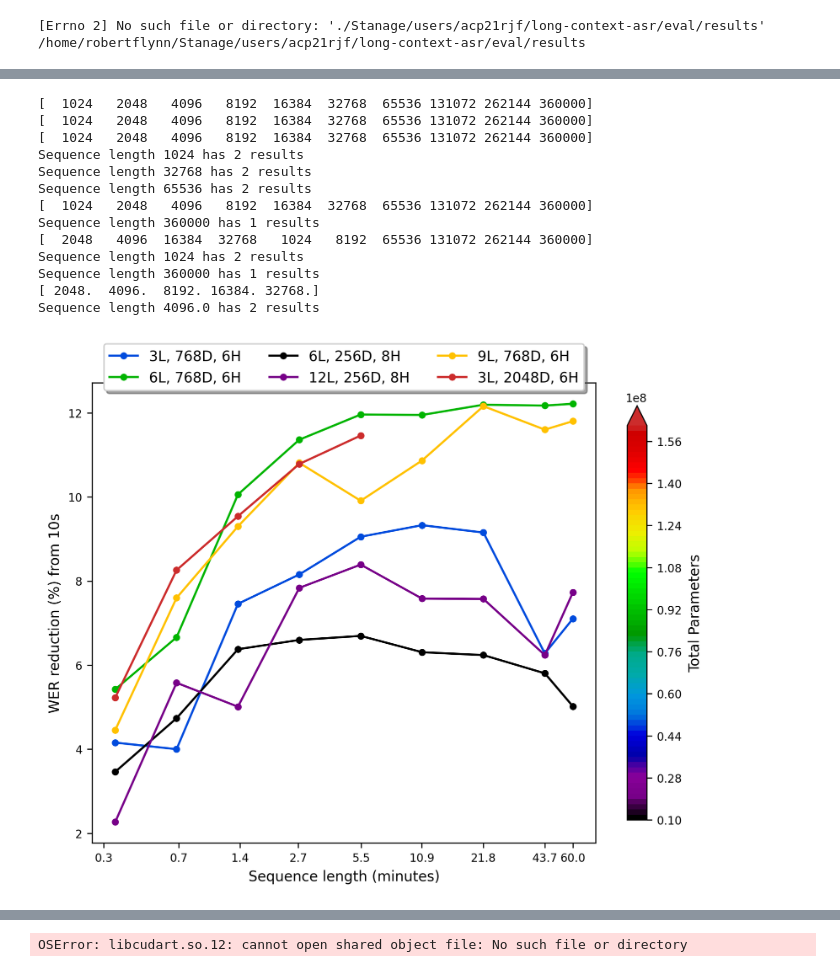
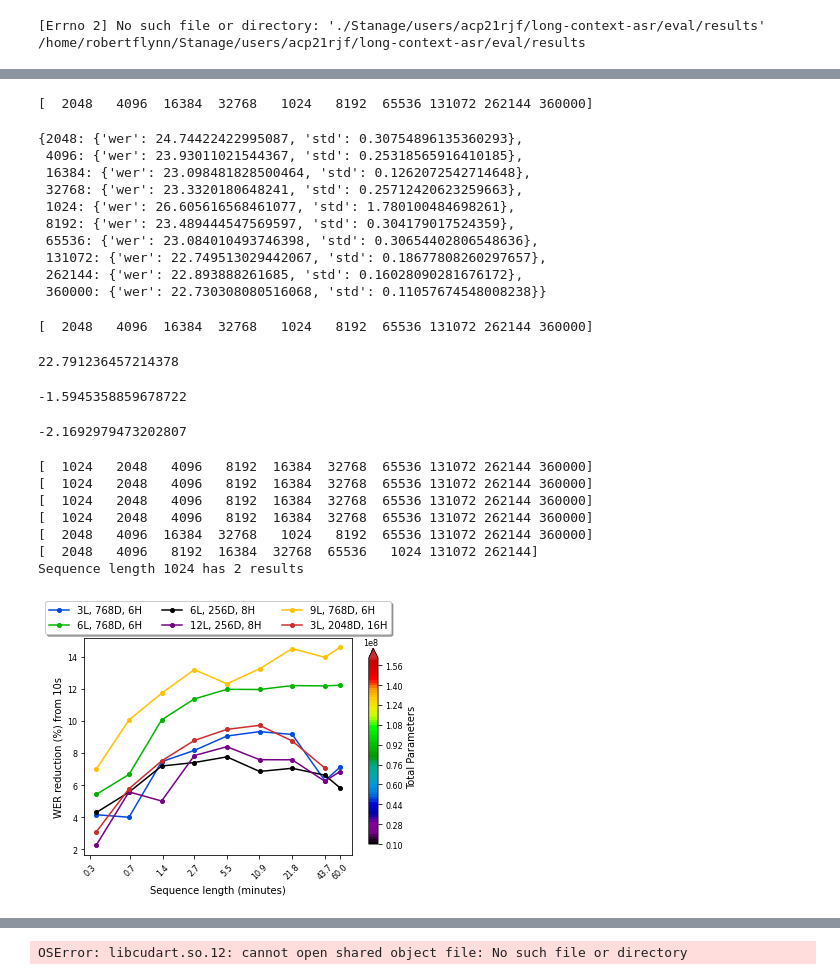
Before and after one commit to robflynnyh/long-context-asr, a Jupyter notebook: eval/results/eval.ipynb, the cells around one changed output, grey strips where cells are left out. Saved outputs shown, nothing was run; the diff lists cells and outputs as text; code cells hidden in the pictures.

```diff
--- a/eval/results/eval.ipynb
+++ b/eval/results/eval.ipynb
@@ -3,7 +3,7 @@ def get_percentage_decrease_json(json, min_key=1024):
     min_val = json[min_key]['wer']
     out = {}
     for key in json:
-        if key != min_key:
+        if key > min_key:
             out[key] = (min_val - json[key]['wer']) / min_val * 100
     return out
 
@@ -30,8 +30,10 @@ def get_data(df, dataset='earnings22', split='test', return_all=False):
 import pandas as pd, matplotlib.pyplot as plt, numpy as np
 # %%
 dpi = 300
-width = 8.4
+# default
+width = 6.4
 height = 4.8
 tw = 8
+rot = 45
 # %%
 from matplotlib.pyplot import figure
@@ -38,8 +68,42 @@ from matplotlib.pyplot import figure
+# %%
+get_data(pd.read_csv('evals_rb_9l_768d.csv', sep=','), dataset='earnings22_full', return_all=False)
+# %% [output]
+[  2048   4096  16384  32768   1024   8192  65536 131072 262144 360000]
+{2048: {'wer': 24.74422422995087, 'std': 0.30754896135360293},
+ 4096: {'wer': 23.93011021544367, 'std': 0.25318565916410185},
+ 16384: {'wer': 23.098481828500464, 'std': 0.1262072542714648},
+ 32768: {'wer': 23.3320180648241, 'std': 0.25712420623259663},
+ 1024: {'wer': 26.605616568461077, 'std': 1.780100484698261},
+ 8192: {'wer': 23.489444547569597, 'std': 0.304179017524359},
+ 65536: {'wer': 23.084010493746398, 'std': 0.30654402806548636},
+ 131072: {'wer': 22.749513029442067, 'std': 0.18677808260297657},
+ 262144: {'wer': 22.893888261685, 'std': 0.16028090281676172},
+ 360000: {'wer': 22.730308080516068, 'std': 0.11057674548008238}}
+# %%
+data = get_data(pd.read_csv('evals_rb_9l_768d.csv', sep=','), dataset='earnings22_full', return_all=True)
+np.array(data[131072] + data[262144] + data[360000]).mean()
+# %% [output]
+[  2048   4096  16384  32768   1024   8192  65536 131072 262144 360000]
+22.791236457214378
+# %%
+x1, x2 = 22.791236457214378, 23.084010493746398
+s1, s2 = 0.1466583280200945, 0.30654402806548636
+n1, n2 = 9, 3
+(x1 - x2) / ((s1**2)/n1 + (s2**2)/n2)**0.5
+# %% [output]
+-1.5945358859678722
+# %%
+x1, x2 = 24.351215913328872, 24.419058747871137
+s1, s2 = 0.029089889716917918, 0.050110843114517314
+n1, n2 = 6, 3
+(x1 - x2) / ((s1**2)/n1 + (s2**2)/n2)**0.5
+# %% [output]
+-2.1692979473202807
 # %%
 import matplotlib
 import matplotlib as mpl
 
-figure(figsize=(8, 6), dpi=dpi)
+#figure(figsize=(8, 6), dpi=dpi)
 
 csv1 = pd.read_csv('evals_rotary_pos_3l.csv', sep=',')
 csv2 = pd.read_csv('evals_rb.csv', sep=',')
@@ -76,7 +140,8 @@ data3 = get_data(csv3, dataset=dataset)
 data4 = get_data(csv4, dataset=dataset)
 data5 = get_data(csv5, dataset=dataset)
 data6 = get_data(csv6, dataset=dataset)
-data6[1024] = {'wer':29.3}
+#data6[131072] = {'wer':26.0}
+#data3[1024] = {'wer':32.3}
 
 pdecrease1 = get_percentage_decrease_json(data1, min_key=1024)
 pdecrease2 = get_percentage_decrease_json(data2, min_key=1024)
@@ -85,43 +150,37 @@ pdecrease4 = get_percentage_decrease_json(data4, min_key=1024)
 pdecrease5 = get_percentage_decrease_json(data5, min_key=1024)
 pdecrease6 = get_percentage_decrease_json(data6, min_key=1024)
 
 plt.xscale('log', basex=2)
 plt.plot([el/100/60 for el in sorted(list(pdecrease1.keys()))], [pdecrease1[el] for el in sorted(list(pdecrease1.keys()))], label='3L, 768D, 6H', marker='o', markersize=4, color=colors[0])
 plt.plot([el/100/60 for el in sorted(list(pdecrease2.keys()))], [pdecrease2[el] for el in sorted(list(pdecrease2.keys()))], label='6L, 768D, 6H', marker='o', markersize=4, color=colors[1])
 plt.plot([el/100/60 for el in sorted(list(pdecrease3.keys()))], [pdecrease3[el] for el in sorted(list(pdecrease3.keys()))], '-', label='6L, 256D, 8H', marker='o', markersize=4, color=colors[2])
 plt.plot([el/100/60 for el in sorted(list(pdecrease4.keys()))], [pdecrease4[el] for el in sorted(list(pdecrease4.keys()))], label='12L, 256D, 8H', marker='o', markersize=4, color=colors[3])
 plt.plot([el/100/60 for el in sorted(list(pdecrease5.keys()))], [pdecrease5[el] for el in sorted(list(pdecrease5.keys()))], label='9L, 768D, 6H', marker='o', markersize=4, color=colors[4])
-plt.plot([el/100/60 for el in sorted(list(pdecrease6.keys()))], [pdecrease6[el] for el in sorted(list(pdecrease6.keys()))], label='3L, 2048D, 6H', marker='o', markersize=4, color=colors[5])
+plt.plot([el/100/60 for el in sorted(list(pdecrease6.keys()))], [pdecrease6[el] for el in sorted(list(pdecrease6.keys()))], label='3L, 2048D, 16H', marker='o', markersize=4, color=colors[5])
 
 cb = plt.colorbar(ScalarMappable(norm, cm),shrink=0.9, extend='max')
 cb.set_label('Total Parameters')
 
 ax=plt.gca()
 ax.set_xscale('log', basex=2)
 ax.set_xticks([round(el/100/60, 1) for el in sorted(list(pdecrease1.keys()))])
 ax.get_xaxis().set_major_formatter(matplotlib.ticker.ScalarFormatter())
-#plt.xticks(rotation=45)
+plt.xticks(rotation=rot)
 
 plt.rc('xtick', labelsize=tw)
 plt.rc('ytick', labelsize=tw)
 
-plt.legend(loc='upper center', bbox_to_anchor=(0.5, 1.1), ncol=3, fancybox=True, shadow=True)
+plt.legend(loc='upper center', bbox_to_anchor=(0.5, 1.19), ncol=3, fancybox=True, shadow=True)
 plt.xlabel('Sequence length (minutes)')
 plt.ylabel('WER reduction (%) from 10s')
 plt.savefig('model_sizes.pdf', bbox_inches='tight')
 plt.show()
 # %% [output]
 [  1024   2048   4096   8192  16384  32768  65536 131072 262144 360000]
 [  1024   2048   4096   8192  16384  32768  65536 131072 262144 360000]
 [  1024   2048   4096   8192  16384  32768  65536 131072 262144 360000]
+[  1024   2048   4096   8192  16384  32768  65536 131072 262144 360000]
+[  2048   4096  16384  32768   1024   8192  65536 131072 262144 360000]
+[  2048   4096   8192  16384  32768  65536   1024 131072 262144]
 Sequence length 1024 has 2 results
-Sequence length 32768 has 2 results
-Sequence length 65536 has 2 results
-[  1024   2048   4096   8192  16384  32768  65536 131072 262144 360000]
-Sequence length 360000 has 1 results
-[  2048   4096  16384  32768   1024   8192  65536 131072 262144 360000]
-Sequence length 1024 has 2 results
-Sequence length 360000 has 1 results
-[ 2048.  4096.  8192. 16384. 32768.]
-Sequence length 4096.0 has 2 results
-[figure, old version]
+[figure, new version]
```
Also changed, not shown: parts of 39 cells of this notebook, 33 other files.
